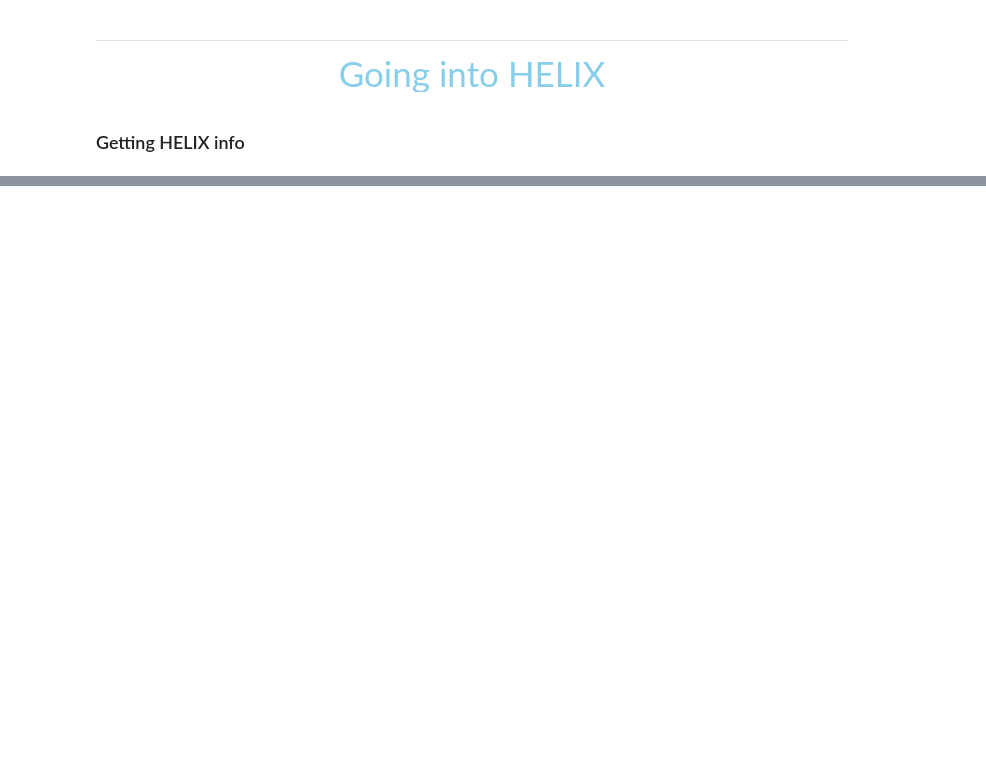
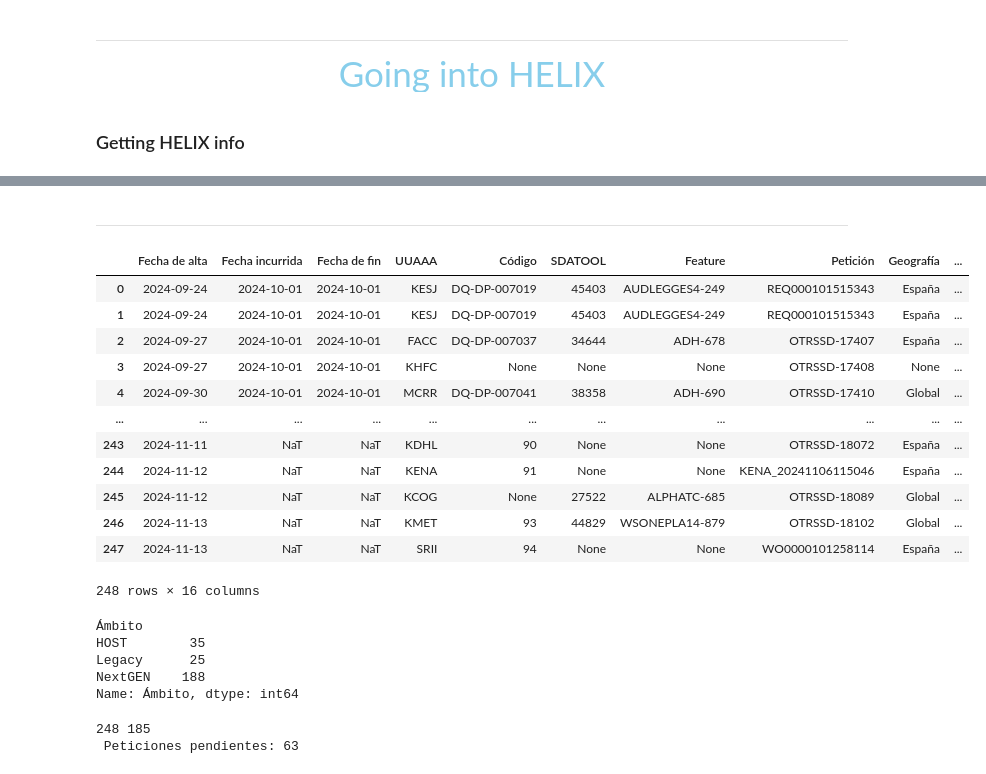
Before and after one commit to matublaq/BBVA, a Jupyter notebook: Helix.ipynb, the cells around one changed output, grey strips where cells are left out. Drawn from its saved outputs; the diff is of its cells as text; code cells hidden in the pictures; blank space fills up the shorter version.

```diff
--- a/Helix.ipynb
+++ b/Helix.ipynb
@@ -256,0 +269,31 @@ content_important
+# %% [markdown]
+---
+# %%
+df
+# %% [output]
+|  | Fecha de alta | Fecha incurrida | Fecha de fin | UUAAA | Código | SDATOOL | Feature | Petición | Geografía | ... |
+| 0 | 2024-09-24 | 2024-10-01 | 2024-10-01 | KESJ | DQ-DP-007019 | 45403 | AUDLEGGES4-249 | REQ000101515343 | España | ... |
+| 1 | 2024-09-24 | 2024-10-01 | 2024-10-01 | KESJ | DQ-DP-007019 | 45403 | AUDLEGGES4-249 | REQ000101515343 | España | ... |
+| 2 | 2024-09-27 | 2024-10-01 | 2024-10-01 | FACC | DQ-DP-007037 | 34644 | ADH-678 | OTRSSD-17407 | España | ... |
+| 3 | 2024-09-27 | 2024-10-01 | 2024-10-01 | KHFC | None | None | None | OTRSSD-17408 | None | ... |
+| 4 | 2024-09-30 | 2024-10-01 | 2024-10-01 | MCRR | DQ-DP-007041 | 38358 | ADH-690 | OTRSSD-17410 | Global | ... |
+| ... | ... | ... | ... | ... | ... | ... | ... | ... | ... | ... |
+| 243 | 2024-11-11 | NaT | NaT | KDHL | 90 | None | None | OTRSSD-18072 | España | ... |
+| 244 | 2024-11-12 | NaT | NaT | KENA | 91 | None | None | KENA_20241106115046 | España | ... |
+| 245 | 2024-11-12 | NaT | NaT | KCOG | None | 27522 | ALPHATC-685 | OTRSSD-18089 | Global | ... |
+| 246 | 2024-11-13 | NaT | NaT | KMET | 93 | 44829 | WSONEPLA14-879 | OTRSSD-18102 | Global | ... |
+| 247 | 2024-11-13 | NaT | NaT | SRII | 94 | None | None | WO0000101258114 | España | ... |
+248 rows × 16 columns
+# %%
+df["Ámbito"].groupby(df["Ámbito"]).count()
+# %% [output]
+Ámbito
+HOST        35
+Legacy      25
+NextGEN    188
+Name: Ámbito, dtype: int64
+# %%
+print(df["Fecha de alta"].count(), df["Fecha de fin"].count(), "\n Peticiones pendientes:", df["Fecha de alta"].count() - df["Fecha de fin"].count())
+# %% [output]
+248 185
+ Peticiones pendientes: 63
```
Also changed, not shown: parts of 5 cells of this notebook, 1 other file.
